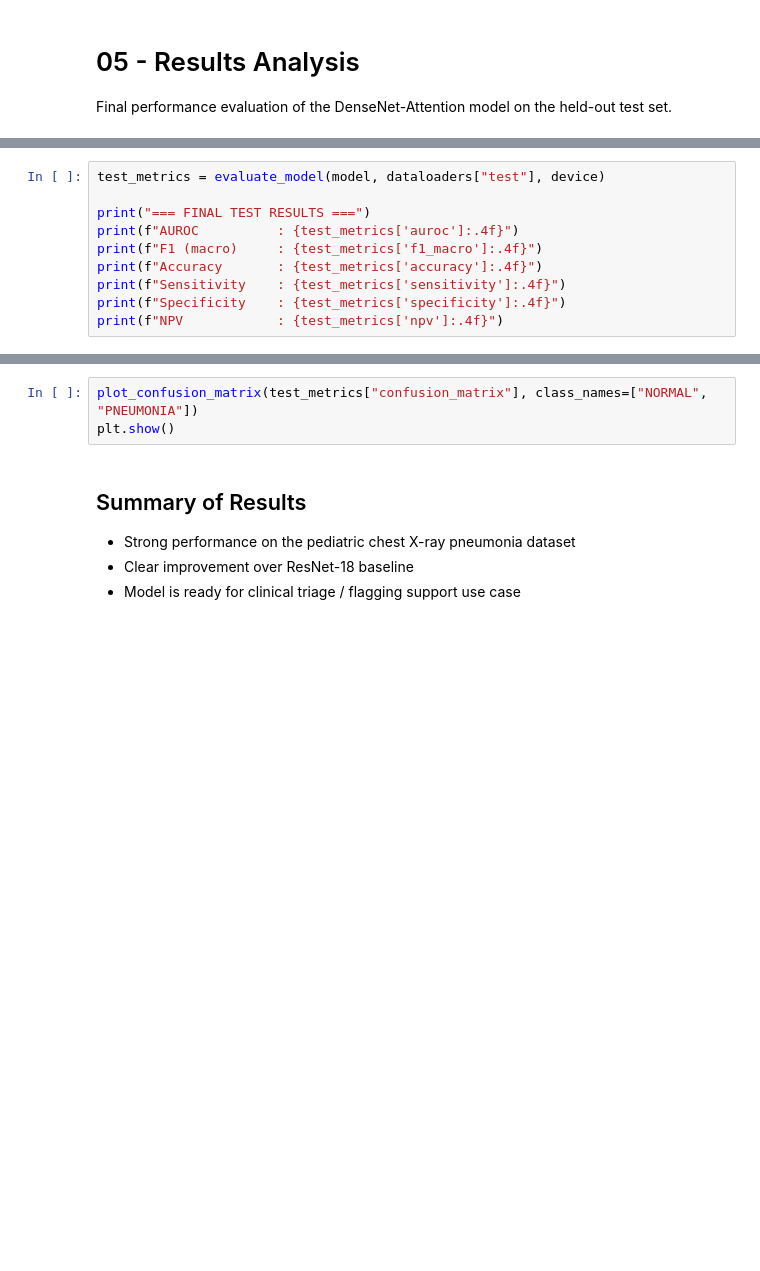
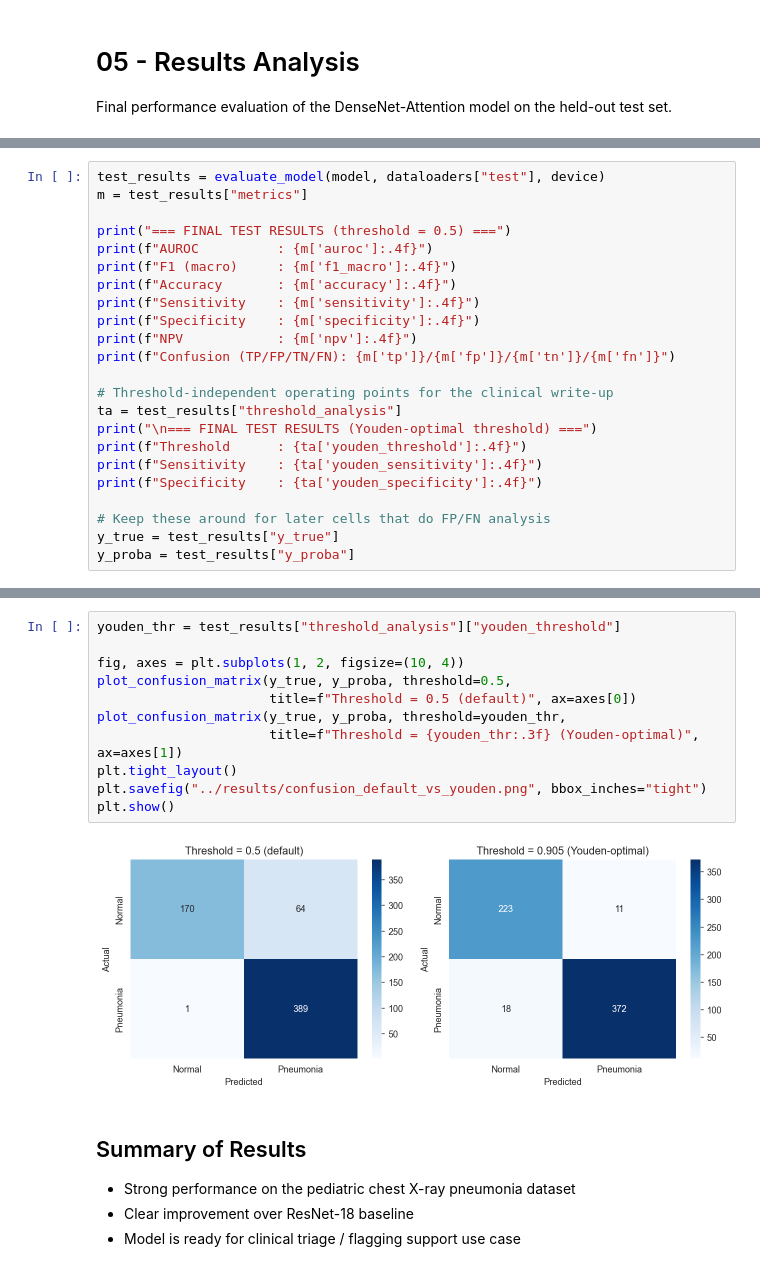
Before and after one commit to NevinJulian/HSLU.MEDIMG.Project, a Jupyter notebook: notebooks/05_results_analysis.ipynb, the cells around one changed output, grey strips where cells are left out. Saved outputs shown, nothing was run; the diff lists cells and outputs as text; blank space fills up the shorter version.

```diff
--- a/notebooks/05_results_analysis.ipynb
+++ b/notebooks/05_results_analysis.ipynb
@@ -48,10 +52,23 @@ print("✅ Best DenseNet-Attention model loaded successfully.")
 # %%
-test_metrics = evaluate_model(model, dataloaders["test"], device)
+test_results = evaluate_model(model, dataloaders["test"], device)
+m = test_results["metrics"]
 
-print("=== FINAL TEST RESULTS ===")
-print(f"AUROC          : {test_metrics['auroc']:.4f}")
-print(f"F1 (macro)     : {test_metrics['f1_macro']:.4f}")
-print(f"Accuracy       : {test_metrics['accuracy']:.4f}")
-print(f"Sensitivity    : {test_metrics['sensitivity']:.4f}")
-print(f"Specificity    : {test_metrics['specificity']:.4f}")
-print(f"NPV            : {test_metrics['npv']:.4f}")
+print("=== FINAL TEST RESULTS (threshold = 0.5) ===")
+print(f"AUROC          : {m['auroc']:.4f}")
+print(f"F1 (macro)     : {m['f1_macro']:.4f}")
+print(f"Accuracy       : {m['accuracy']:.4f}")
+print(f"Sensitivity    : {m['sensitivity']:.4f}")
+print(f"Specificity    : {m['specificity']:.4f}")
+print(f"NPV            : {m['npv']:.4f}")
+print(f"Confusion (TP/FP/TN/FN): {m['tp']}/{m['fp']}/{m['tn']}/{m['fn']}")
+
+# Threshold-independent operating points for the clinical write-up
+ta = test_results["threshold_analysis"]
+print("\n=== FINAL TEST RESULTS (Youden-optimal threshold) ===")
+print(f"Threshold      : {ta['youden_threshold']:.4f}")
+print(f"Sensitivity    : {ta['youden_sensitivity']:.4f}")
+print(f"Specificity    : {ta['youden_specificity']:.4f}")
+
+# Keep these around for later cells that do FP/FN analysis
+y_true = test_results["y_true"]
+y_proba = test_results["y_proba"]
@@ -58,6 +89,16 @@ print(f"NPV            : {test_metrics['npv']:.4f}")
-# %%
-plot_confusion_matrix(test_metrics["confusion_matrix"], class_names=["NORMAL", "PNEUMONIA"])
-plt.show()
+# %%
+youden_thr = test_results["threshold_analysis"]["youden_threshold"]
+
+fig, axes = plt.subplots(1, 2, figsize=(10, 4))
+plot_confusion_matrix(y_true, y_proba, threshold=0.5,
+                      title=f"Threshold = 0.5 (default)", ax=axes[0])
+plot_confusion_matrix(y_true, y_proba, threshold=youden_thr,
+                      title=f"Threshold = {youden_thr:.3f} (Youden-optimal)", ax=axes[1])
+plt.tight_layout()
+plt.savefig("../results/confusion_default_vs_youden.png", bbox_inches="tight")
+plt.show()
+# %% [output]
+[figure, added]
 # %% [markdown]
 ## Summary of Results
 
```
Also changed, not shown: parts of 3 cells of this notebook, 5 other files.
